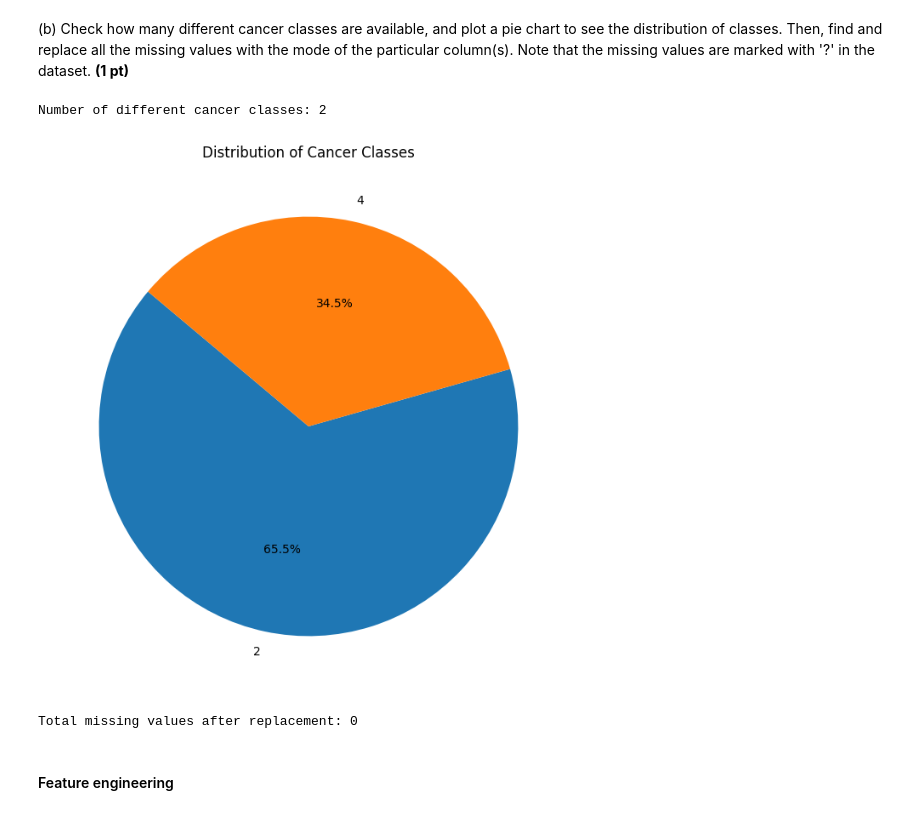
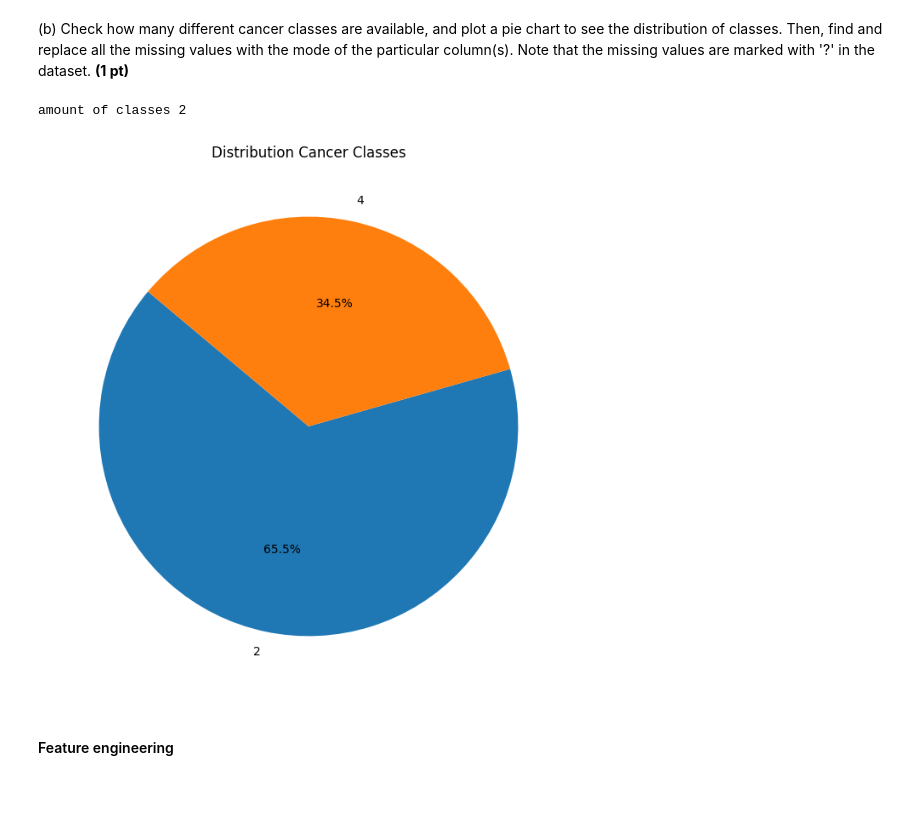
Before and after one commit to Humbll/MVE137, a Jupyter notebook: Project/Project.ipynb, the cells around one changed output. Saved outputs shown, nothing was run; the diff lists cells and outputs as text; code cells hidden in the pictures.

```diff
--- a/Project/Project.ipynb
+++ b/Project/Project.ipynb
@@ -241,27 +245,22 @@ df.head()
 # %% [markdown]
 (b) Check how many different cancer classes are available, and plot a pie chart to see the distribution of classes. Then, find and replace all the missing values with the mode of the particular column(s). Note that the missing values are marked with '?' in the dataset. **(1 pt)**
 # %%
-num_classes = df['class'].nunique()
-print("Number of different cancer classes:", num_classes)
+class_counts = df['class'].value_counts()
+print("amount of classes", num_classes)
 
-# Step 3: Plot a pie chart to visualize the class distribution
-class_counts = df['class'].value_counts()
+
+
 plt.figure(figsize=(8, 8))
 plt.pie(class_counts, labels=class_counts.index, autopct='%1.1f%%', startangle=140)
-plt.title("Distribution of Cancer Classes")
+plt.title("Distribution Cancer Classes")
 plt.show()
 
-# Step 4: Find and replace missing values with the mode of each column
+
 df = df.replace('?', pd.NA)
 df = df.fillna(df.mode().iloc[0])
-
-# Verify that missing values have been replaced
-missing_values = df.isnull().sum().sum()
-print("Total missing values after replacement:", missing_values)
 # %% [output]
-Number of different cancer classes: 2
+amount of classes 2
-[figure, old version]
+[figure, new version]
-Total missing values after replacement: 0
 # %% [markdown]
 #### Feature engineering
 # %% [markdown]
```
Also changed, not shown: parts of 16 cells of this notebook, 2 other files.
